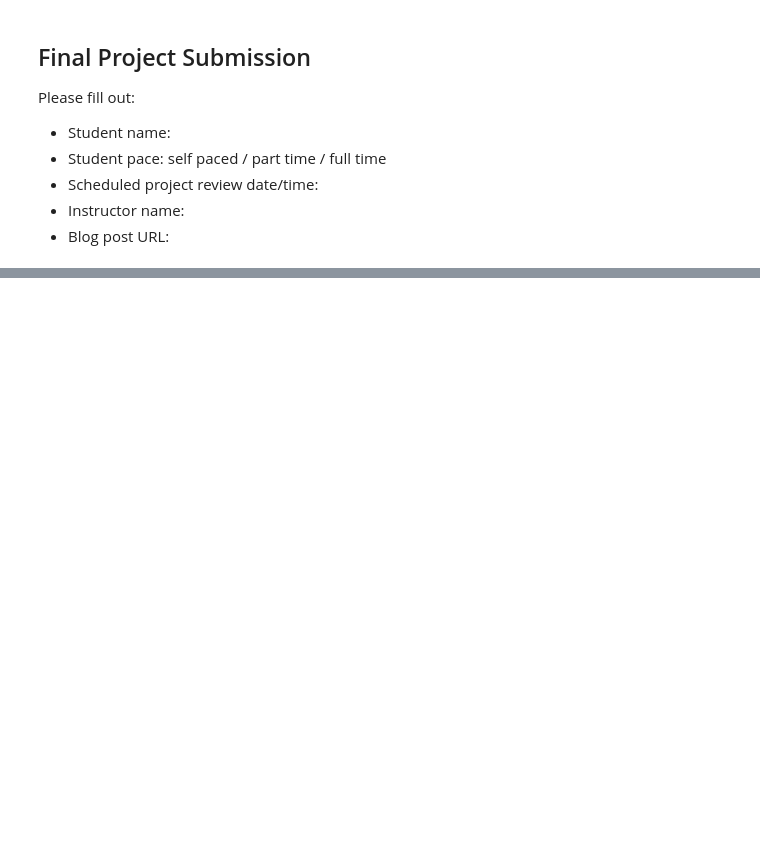
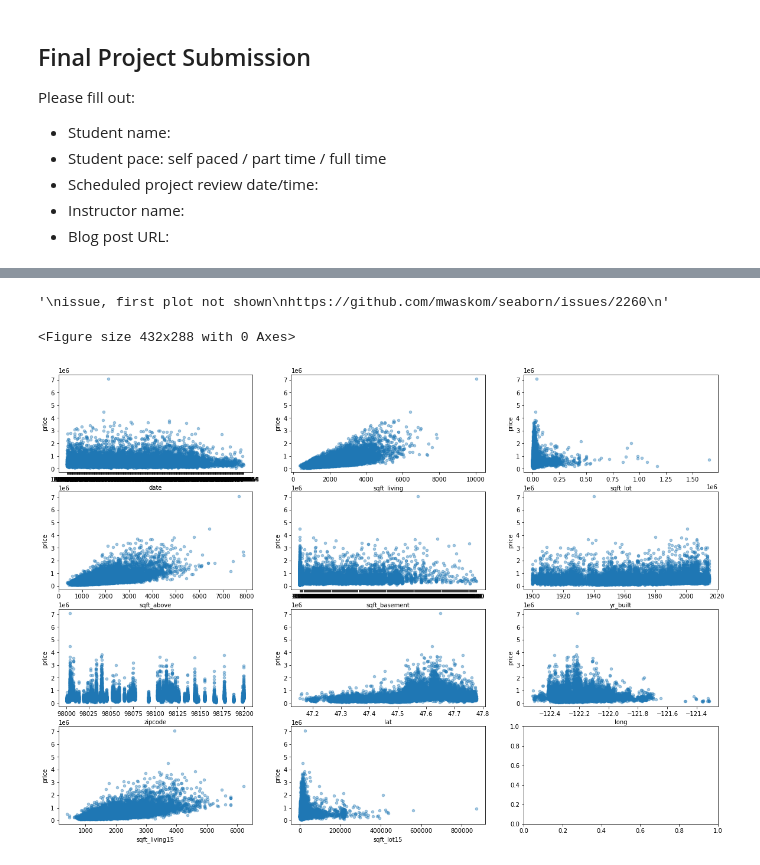
Before and after one commit to ntimpano614/kc_housing_regression, a Jupyter notebook: student.ipynb, the cells around one changed output, grey strips where cells are left out. Saved outputs shown, nothing was run; the diff lists cells and outputs as text; code cells hidden in the pictures; blank space fills up the shorter version.

```diff
--- a/student.ipynb
+++ b/student.ipynb
@@ -359,0 +166,29 @@ fig=sm.graphics.plot_regress_exog(model,'sqft_living_log',fig=fig)
+# %%
+plt.clf()
+
+continuous = [x for x in df.columns if x not in discrete]
+
+continuous.remove('id')
+continuous.remove('price')
+
+# print(continuous)
+
+# create 3 rows of 3
+fig, axes = plt.subplots(nrows = 4, ncols = 3, figsize =(20,14))
+index = 0
+for row in range(axes.shape[0]):
+    for col in range(axes.shape[1]):
+        try:
+            df.plot(kind='scatter', x=continuous[index], y='price', ax = axes[row,col], alpha=0.4)
+            index += 1
+        except:
+            break
+
+"""
+issue, first plot not shown
+https://github.com/mwaskom/seaborn/issues/2260
+"""
+# %% [output]
+'\nissue, first plot not shown\nhttps://github.com/mwaskom/seaborn/issues/2260\n'
+<Figure size 432x288 with 0 Axes>
+[figure, added]
```
Also changed, not shown: parts of 77 cells of this notebook.
